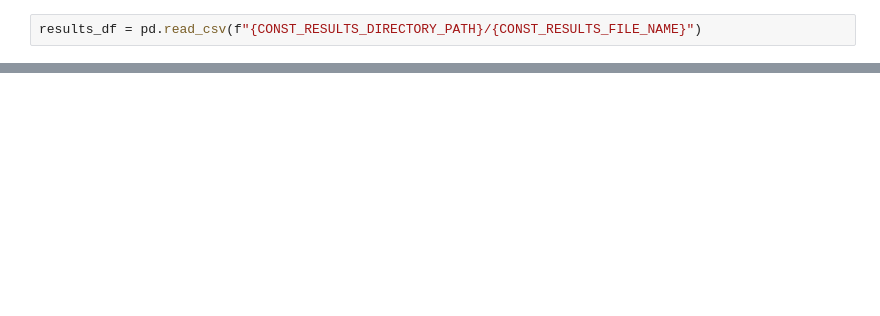
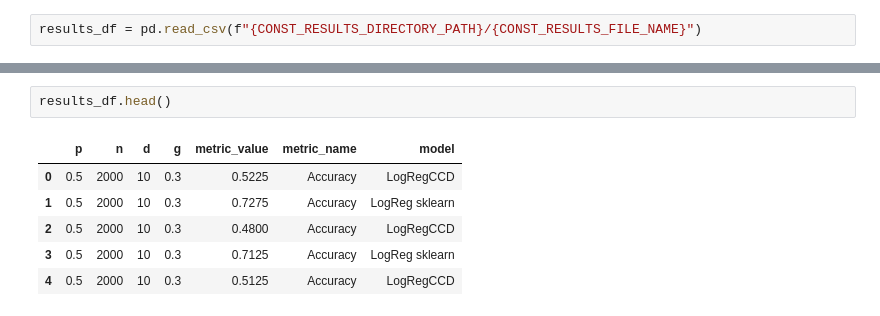
Before and after one commit to PrusWielki/ccg-logistic-regression, a Jupyter notebook: solution.ipynb, the cells around one changed output, grey strips where cells are left out. Drawn from its saved outputs; the diff is of its cells as text; blank space fills up the shorter version.

```diff
--- a/solution.ipynb
+++ b/solution.ipynb
@@ -571,0 +643,9 @@ plt.show()
+# %%
+results_df.head()
+# %% [output]
+|  | p | n | d | g | metric_value | metric_name | model |
+| 0 | 0.5 | 2000 | 10 | 0.3 | 0.5225 | Accuracy | LogRegCCD |
+| 1 | 0.5 | 2000 | 10 | 0.3 | 0.7275 | Accuracy | LogReg sklearn |
+| 2 | 0.5 | 2000 | 10 | 0.3 | 0.4800 | Accuracy | LogRegCCD |
+| 3 | 0.5 | 2000 | 10 | 0.3 | 0.7125 | Accuracy | LogReg sklearn |
+| 4 | 0.5 | 2000 | 10 | 0.3 | 0.5125 | Accuracy | LogRegCCD |
```
Also changed, not shown: parts of 11 cells of this notebook, 3 other files.
